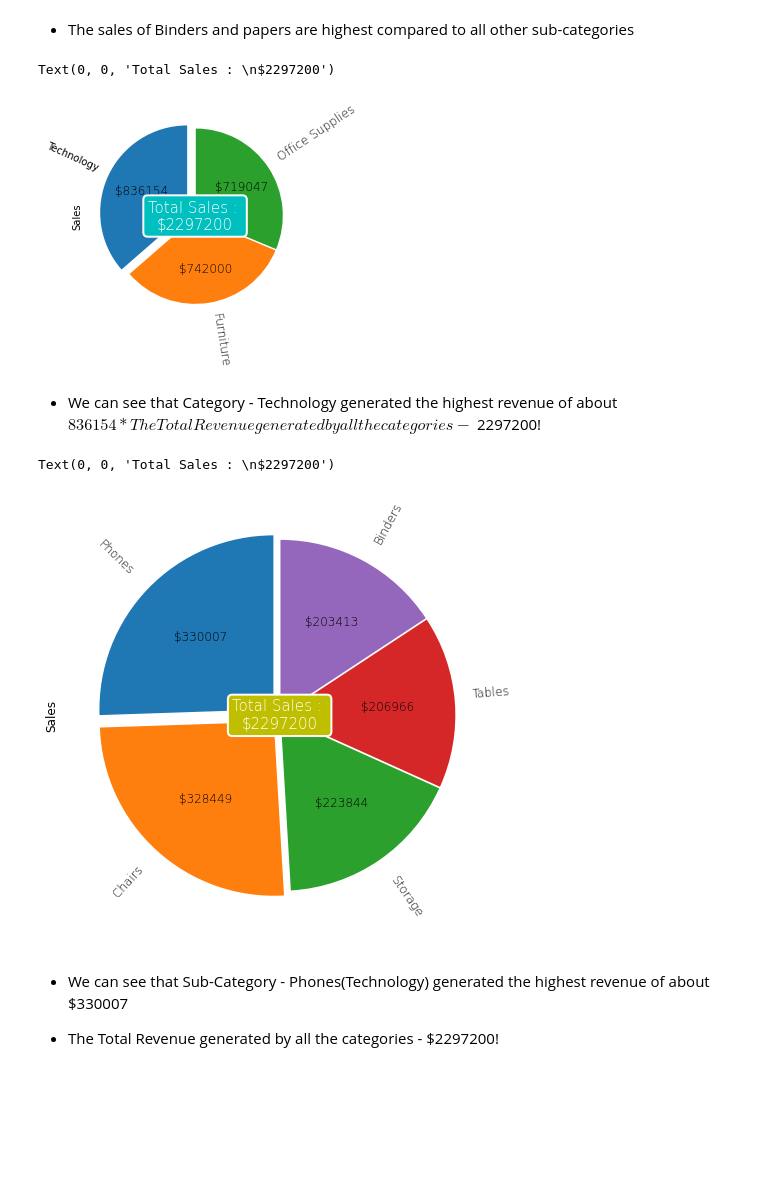
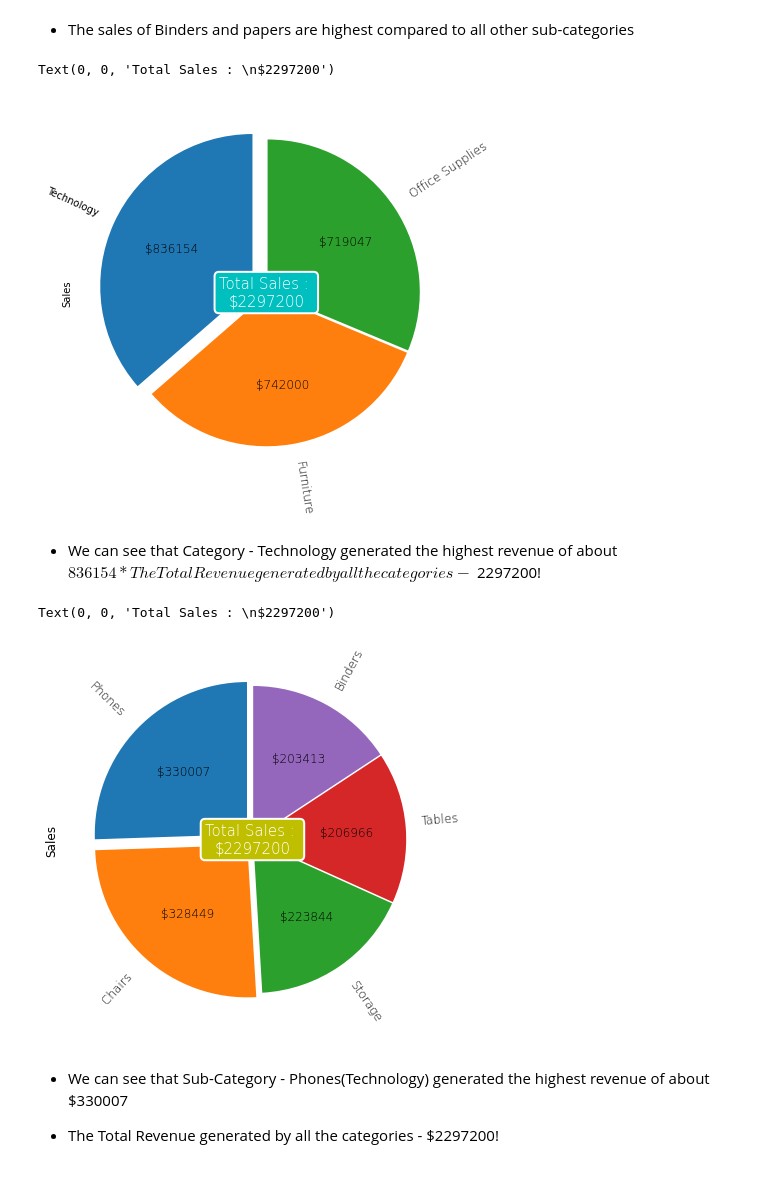
Before and after one commit to LaghroubiMohamed/The-Sparks-Foundation, a Jupyter notebook: Task3 - EDA (Retail)/Superstore.ipynb, the cells around one changed output. Drawn from its saved outputs; the diff is of its cells as text; code cells hidden in the pictures; blank space fills up the shorter version.

```diff
--- a/Task3 - EDA (Retail)/Superstore.ipynb
+++ b/Task3 - EDA (Retail)/Superstore.ipynb
@@ -234,7 +234,6 @@ df['Sub-Category'].value_counts().plot.pie(autopct="%1.1f%%")
 # %%
 def autopct_format(values):
     def my_format(pct):
-        plt.rcParams["figure.figsize"] = (8,8)
         plt.rcParams['font.size'] = 12.0
         plt.rcParams['font.weight'] = 6
         total = sum(values)
@@ -242,25 +241,27 @@ def autopct_format(values):
         return f' ${val:d}'
     return my_format
 # %%
+plt.figure(figsize=(7,7))
 Top_category = df.groupby(["Category"])[['Sales']].sum().sort_values("Sales", ascending=False)
 total_revenue_category = '$' + str(int(Top_category["Sales"].sum()))
 Top_category["Sales"].plot.pie(autopct = autopct_format(Top_category["Sales"]) ,
                                colors = sns.color_palette(),
                                explode = (0.1,0.01,0.01),
                                startangle = 90,
                                rotatelabels = True
 
 )
 plt.text(0, 0, f'Total Sales : \n{total_revenue_category}',c='w',
          ha="center", va="center", size=15,
          bbox=dict(boxstyle="round, pad=0.3",fc="c", ec="w", lw=2))
 # %% [output]
 Text(0, 0, 'Total Sales : \n$2297200')
-[figure, old version]
+[figure, new version]
 # %% [markdown]
 * We can see that Category - Technology generated the highest revenue of about $836154
 * The Total Revenue generated by all the categories - $2297200!
 # %%
+plt.figure(figsize=(7,7))
 Top_sub_category = df.groupby(["Sub-Category"])[['Sales']].sum().sort_values("Sales", ascending=False)
 total_revenue_sub_category = '$' + str(int(Top_sub_category["Sales"].sum()))
 Top_sub_category=Top_sub_category.head()
@@ -279,7 +280,7 @@ plt.text(
     bbox=dict(boxstyle="round, pad=0.3",fc="y", ec="w", lw=2))
 # %% [output]
 Text(0, 0, 'Total Sales : \n$2297200')
-[figure, old version]
+[figure, new version]
 # %% [markdown]
 * We can see that Sub-Category - Phones(Technology) generated the highest revenue of about $330007
 
```
Also changed, not shown: parts of 2 cells of this notebook.
